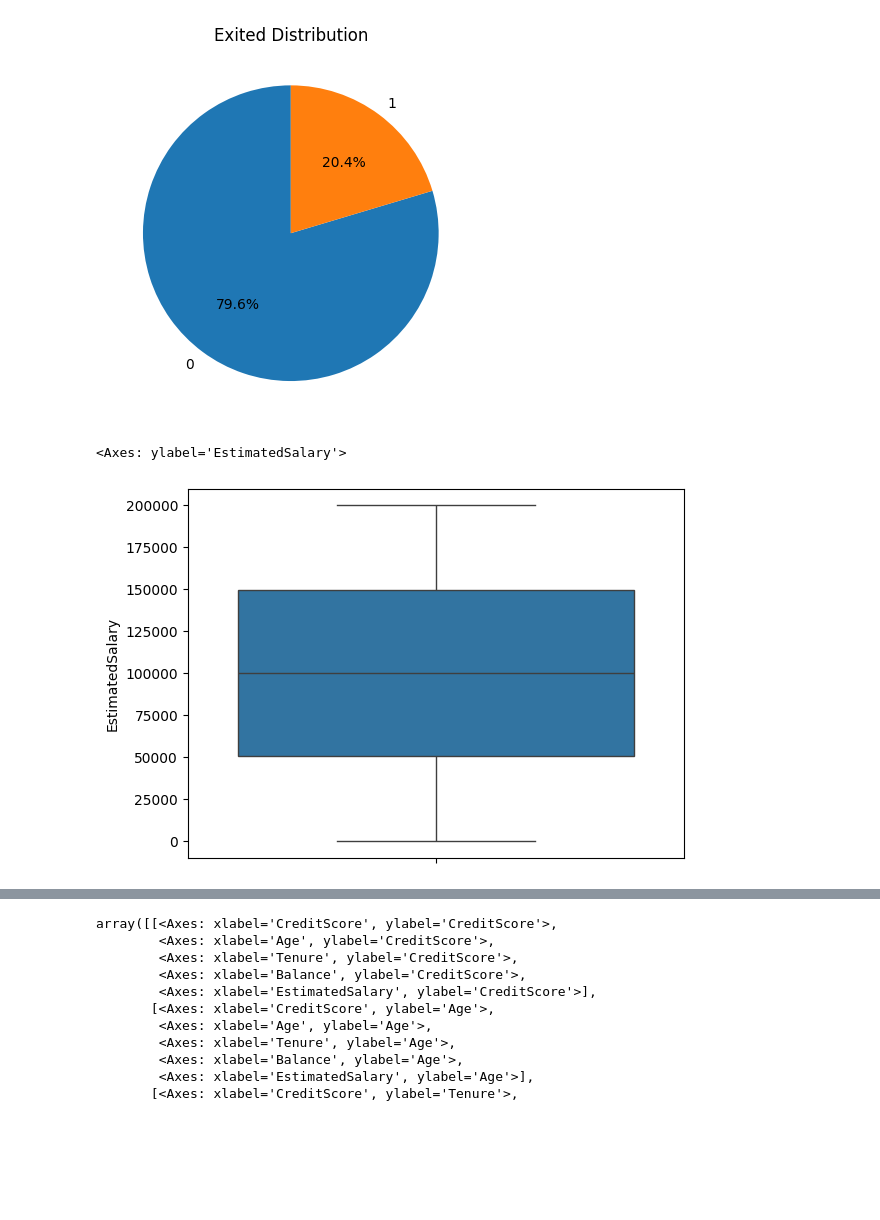
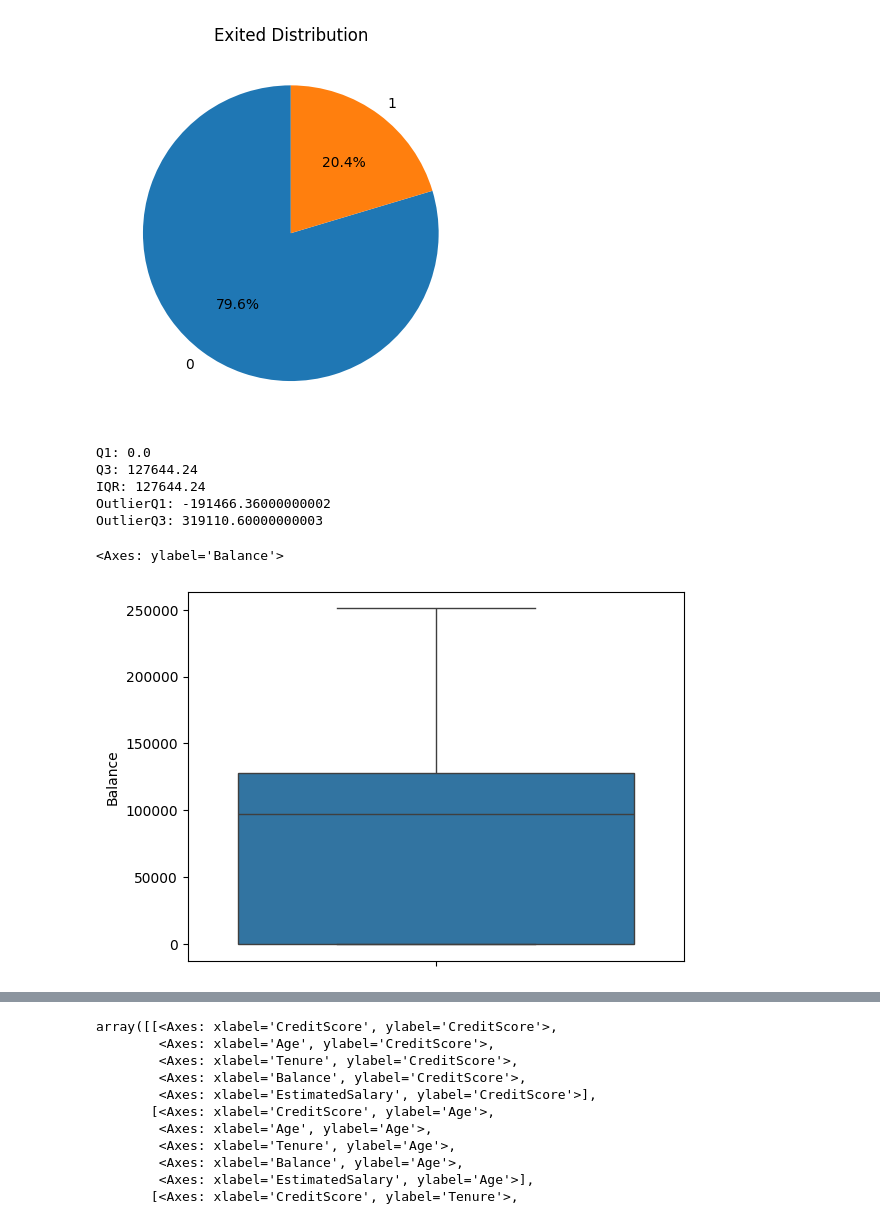
Before and after one commit to faryuhandraa/Data-Science-Projects, a Jupyter notebook: Churn_Prediction.ipynb, the cells around one changed output, grey strips where cells are left out. Saved outputs shown, nothing was run; the diff lists cells and outputs as text; code cells hidden in the pictures; blank space fills up the shorter version.

```diff
--- a/Churn_Prediction.ipynb
+++ b/Churn_Prediction.ipynb
@@ -46,0 +28,10 @@ df
+# %%
+# Remove 'RowNumber' column and set 'CustomerId' as an index
+
+def set_column(df):
+  df = df.drop('RowNumber', axis=1)
+  df.set_index('CustomerId', inplace=True)
+  return df
+
+df = set_column(df)
+df.head()
@@ -102,8 +122,28 @@ plt.title('Exited Distribution')
 plt.show()
 # %% [output]
 [figure]
+# %%
+# Detecting outlier with IQR
+Q1 = df['Balance'].quantile(0.25)
+Q3 = df['Balance'].quantile(0.75)
+IQR = Q3 - Q1
+
+OutlierQ1 = Q1 - 1.5 * IQR
+OutlierQ3 = Q3 + 1.5 * IQR
+
+print('Q1:', Q1)
+print('Q3:', Q3)
+print('IQR:', IQR)
+print('OutlierQ1:', OutlierQ1)
+print('OutlierQ3:', OutlierQ3)
+# %% [output]
+Q1: 0.0
+Q3: 127644.24
+IQR: 127644.24
+OutlierQ1: -191466.36000000002
+OutlierQ3: 319110.60000000003
 # %%
-sns.boxplot(df['EstimatedSalary'])
+sns.boxplot(df['Balance'])
 # %% [output]
-<Axes: ylabel='EstimatedSalary'>
+<Axes: ylabel='Balance'>
-[figure, old version]
+[figure, new version]
```
Also changed, not shown: parts of 47 cells of this notebook.
